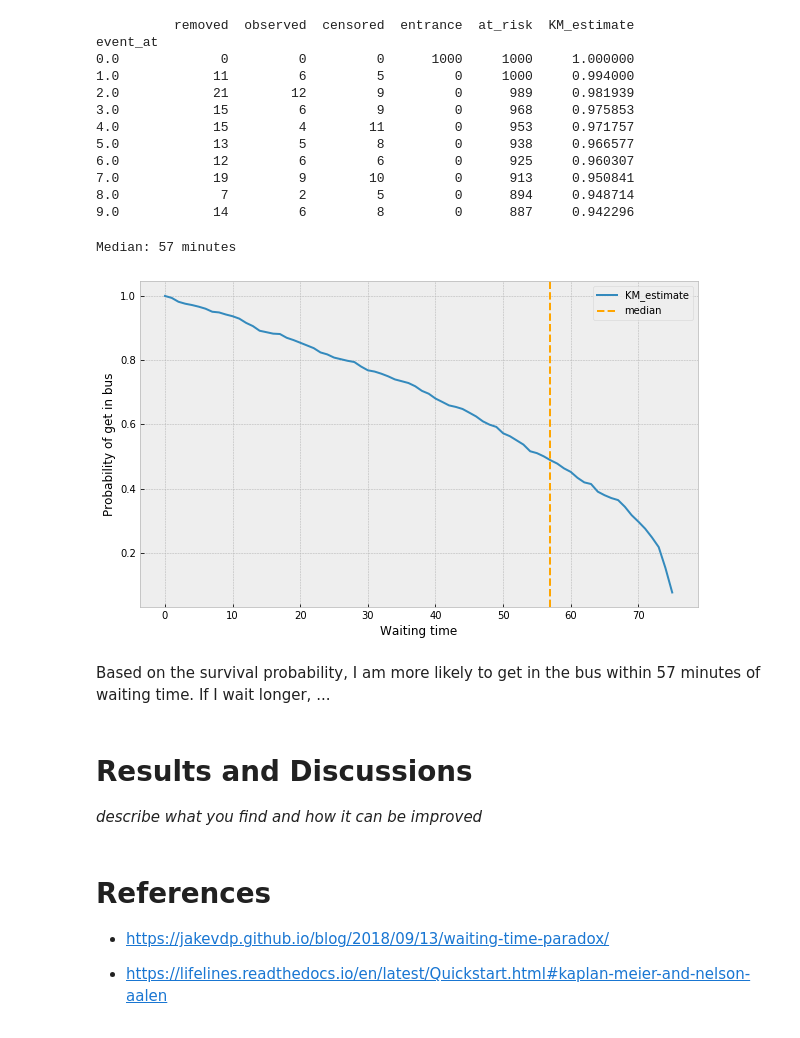
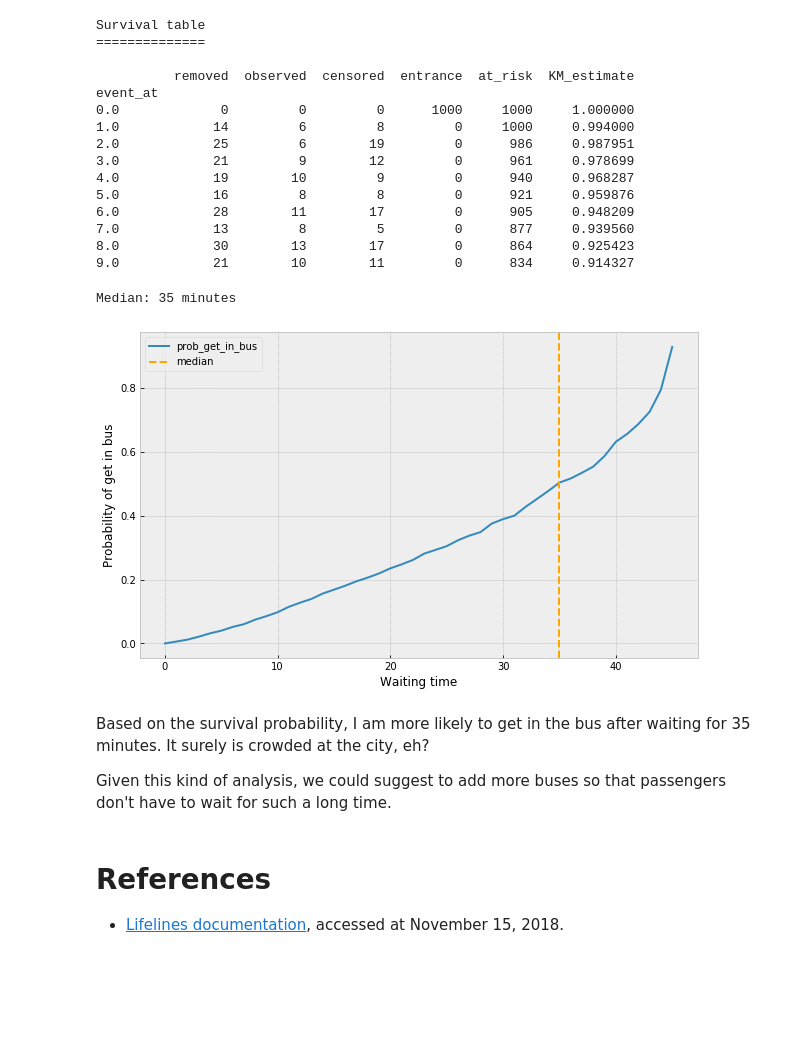
Before and after one commit to elvyna/data-analysis, a Jupyter notebook: jupyter-notebook/2018-11-18 Survival analysis - how likely to get in bus.ipynb, the cells around one changed output. Drawn from its saved outputs; the diff is of its cells as text; code cells hidden in the pictures; blank space fills up the shorter version.

Commit message:
Write analysis

```diff
--- a/jupyter-notebook/2018-11-18 Survival analysis - how likely to get in bus.ipynb
+++ b/jupyter-notebook/2018-11-18 Survival analysis - how likely to get in bus.ipynb
@@ -51,15 +51,19 @@ from random import randint
 import datetime
 
 n = 1000 # number of observations
-startdate = datetime.datetime(2018,1,1,8,0,0)
+start_date = datetime.datetime(2018,1,1,8,0,0)
 wait_time = []
+end_date = []
 
 for i in range(n):
-    date = startdate+datetime.timedelta(minutes=randint(1,75))
+    date = start_date + datetime.timedelta(minutes=randint(1,45))
     wait_time.append((date.hour-8)*60 + date.minute)
+    end_date.append(date.strftime(format='%H:%M'))
 # %%
 df = pd.DataFrame(
     data = {
+        'start_time': np.repeat(start_date.strftime(format='%H:%M'), n),
+        'end_time': end_date,
         'wait_time': np.array(wait_time).T,
         'observed': np.random.binomial(n=1, p=.5, size=n)
     }
@@ -115,42 +114,45 @@ table = table.merge(
     left_index=True,
     right_index=True
 )
+print("Survival table")
+print("==============\n")
 print(table.head(10))
+
+table['prob_get_in_bus'] = 1-table['KM_estimate'].values
 # %% [output]
+Survival table
+==============
+
           removed  observed  censored  entrance  at_risk  KM_estimate
 event_at
 0.0             0         0         0      1000     1000     1.000000
-1.0            11         6         5         0     1000     0.994000
-2.0            21        12         9         0      989     0.981939
-3.0            15         6         9         0      968     0.975853
-4.0            15         4        11         0      953     0.971757
-5.0            13         5         8         0      938     0.966577
-6.0            12         6         6         0      925     0.960307
-7.0            19         9        10         0      913     0.950841
-8.0             7         2         5         0      894     0.948714
-9.0            14         6         8         0      887     0.942296
+1.0            14         6         8         0     1000     0.994000
+2.0            25         6        19         0      986     0.987951
+3.0            21         9        12         0      961     0.978699
+4.0            19        10         9         0      940     0.968287
+5.0            16         8         8         0      921     0.959876
+6.0            28        11        17         0      905     0.948209
+7.0            13         8         5         0      877     0.939560
+8.0            30        13        17         0      864     0.925423
+9.0            21        10        11         0      834     0.914327
 # %%
 fig, ax = plt.subplots(figsize=(10,6))
-kmf.survival_function_.plot(ax=ax)
+table['prob_get_in_bus'].plot(ax=ax)
 ax.axvline(kmf.median_, linestyle='--', c='orange', label='median')
 
 plt.xlabel("Waiting time")
 plt.ylabel("Probability of get in bus")
 plt.legend();
 
 print('Median: {:.0f} minutes'.format(kmf.median_))
 # %% [output]
-Median: 57 minutes
+Median: 35 minutes
-[figure, old version]
+[figure, new version]
-# %% [markdown]
-Based on the survival probability, I am more likely to get in the bus within 57 minutes of waiting time. If I wait longer, ...
-# %% [markdown]
-# Results and Discussions
-
-*describe what you find and how it can be improved*
+# %% [markdown]
+Based on the survival probability, I am more likely to get in the bus after waiting for 35 minutes. It surely is crowded at the city, eh?
+
+Given this kind of analysis, we could suggest to add more buses so that passengers don't have to wait for such a long time.
 # %% [markdown]
 # References
 
-- https://jakevdp.github.io/blog/2018/09/13/waiting-time-paradox/
-
-- https://lifelines.readthedocs.io/en/latest/Quickstart.html#kaplan-meier-and-nelson-aalen
+- [Lifelines documentation](https://lifelines.readthedocs.io/en/latest/Quickstart.html#kaplan-meier-and-nelson-aalen), accessed at November 15, 2018.
```
Also changed, not shown: parts of 10 cells of this notebook.
